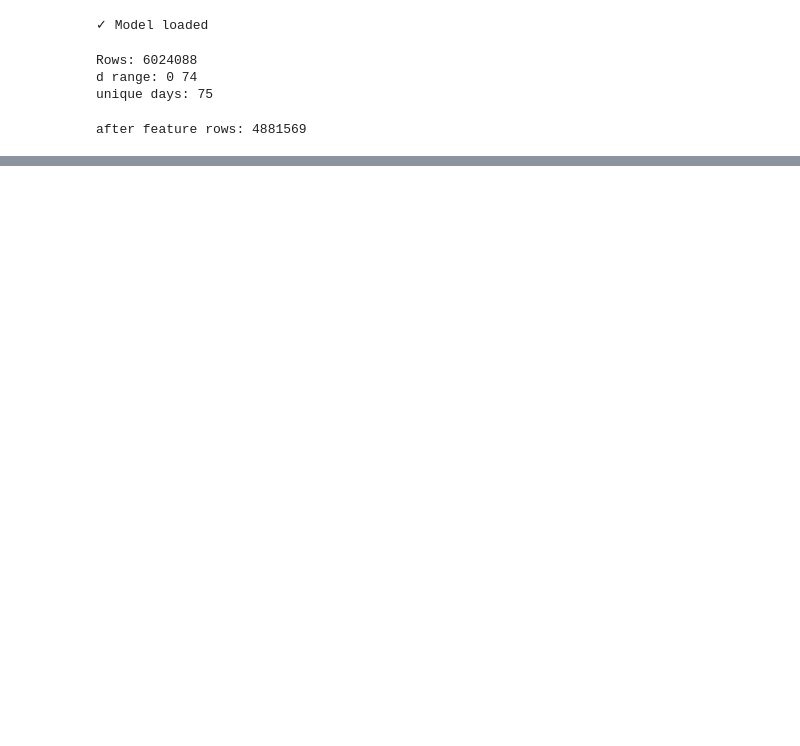
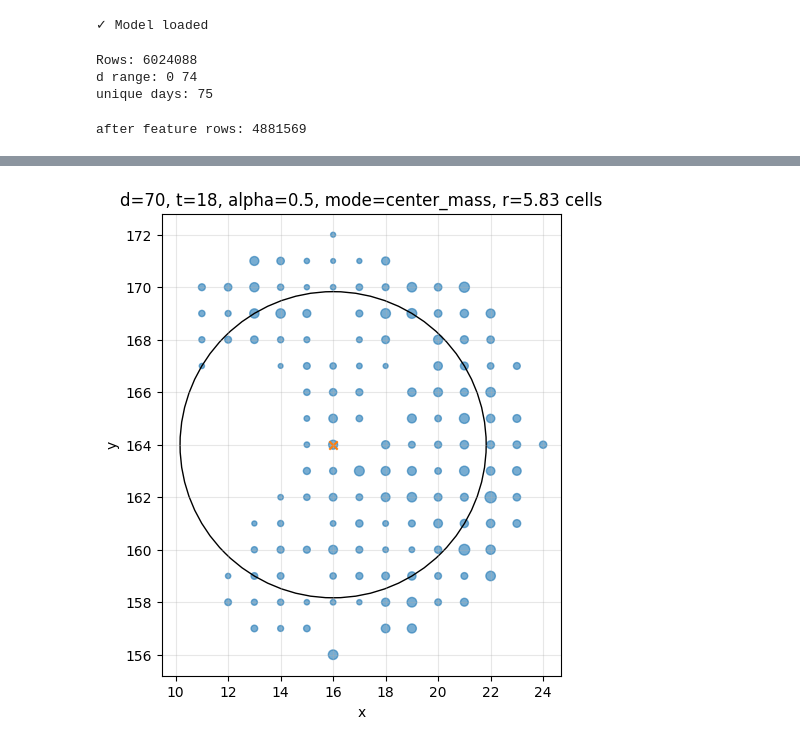
Before and after one commit to radimon/2025_flight_delay_prediction, a Jupyter notebook: notebooks/05_query_centered_coverage_calibration.ipynb, the cells around one changed output, grey strips where cells are left out. Cells and saved outputs as stored; diff of their text form; code cells hidden in the pictures; blank space fills up the shorter version.

```diff
--- a/notebooks/05_query_centered_coverage_calibration.ipynb
+++ b/notebooks/05_query_centered_coverage_calibration.ipynb
@@ -1,6 +17,6 @@
 # %%
 import joblib
-model = joblib.load("../models/lgbm_sapporo.pkl")
+model = joblib.load("../models/lgbm_sapporo_2.pkl")
 
 features = [
     "weekday", "t", "x", "y", "is_weekend",
@@ -260,0 +255,81 @@ print(summary)
+# %%
+import numpy as np
+import matplotlib.pyplot as plt
+from matplotlib.patches import Circle
+
+def normalize_nonneg(x):
+    x = np.asarray(x, dtype=float)
+    x = np.clip(x, 0, None)
+    s = x.sum()
+    return x / s if s > 0 else np.ones_like(x) / len(x)
+
+def plot_one_circle(df_pred, d, t, x0, y0, alpha=0.8, radius_cells=8, mode="centroid"):
+    pred_slice = df_pred[(df_pred["d"]==d) & (df_pred["t"]==t)][["x","y","score"]].copy()
+    if pred_slice.empty:
+        print("No pred data for this (d,t)")
+        return
+
+    cells_xy = pred_slice[["x","y"]].to_numpy()
+    dist = np.hypot(cells_xy[:,0]-x0, cells_xy[:,1]-y0)
+    cand = pred_slice[dist <= radius_cells + 1e-9].copy()
+    if len(cand) < 5:
+        print("Too few candidate cells")
+        return
+
+    cand_xy = cand[["x","y"]].to_numpy()
+    p = normalize_nonneg(cand["score"].to_numpy())
+
+    # 先找出「集合」Sα（以 p 由大到小累積）
+    order = np.argsort(-p)
+    cum = np.cumsum(p[order])
+    k = int(np.searchsorted(cum, alpha, side="left")) + 1
+    k = min(k, len(order))
+    idx_region = order[:k]
+
+    # 由集合生成圈
+    if mode == "centroid":
+        w = p[idx_region]
+        w = w / (w.sum() + 1e-12)
+        cx = float(np.sum(cand_xy[idx_region,0] * w))
+        cy = float(np.sum(cand_xy[idx_region,1] * w))
+        r  = float(np.max(np.hypot(cand_xy[idx_region,0]-cx, cand_xy[idx_region,1]-cy)))
+    elif mode == "center_mass":
+        # 固定圓心在 query 中心，找最小半徑使圓內累積 p >= alpha
+        d2 = np.hypot(cand_xy[:,0]-x0, cand_xy[:,1]-y0)
+        o2 = np.argsort(d2)
+        cum2 = np.cumsum(p[o2])
+        kk = int(np.searchsorted(cum2, alpha, side="left")) + 1
+        kk = min(kk, len(o2))
+        r = float(d2[o2[kk-1]])
+        cx, cy = float(x0), float(y0)
+        idx_region = o2[:kk]  # 這裡 region 就是「圓內」點
+    else:
+        raise ValueError("mode must be 'centroid' or 'center_mass'")
+
+    # 畫圖
+    fig, ax = plt.subplots(figsize=(6,6))
+    ax.set_aspect("equal", adjustable="box")
+
+    # 用點大小表示機率（不指定顏色）
+    sizes = 4000 * p
+    ax.scatter(cand_xy[:,0], cand_xy[:,1], s=sizes, alpha=0.6)
+
+    # 標出 query 中心
+    ax.scatter([x0], [y0], marker="x")
+
+    # 畫圈
+    ax.add_patch(Circle((cx, cy), r, fill=False))
+
+    ax.set_title(f"d={d}, t={t}, alpha={alpha}, mode={mode}, r={r:.2f} cells")
+    ax.set_xlabel("x")
+    ax.set_ylabel("y")
+    ax.grid(True, alpha=0.3)
+    plt.show()
+
+# 挑一筆 query 看看
+q = queries.iloc[10]
+d, t, x0, y0 = int(q.d), int(q.t), int(q.x0), int(q.y0)
+
+plot_one_circle(df_pred, d, t, x0, y0, alpha=0.5, radius_cells=8, mode="center_mass")
+# %% [output]
+[figure, added]
```
Also changed, not shown: parts of 4 cells of this notebook, 10 other files.
